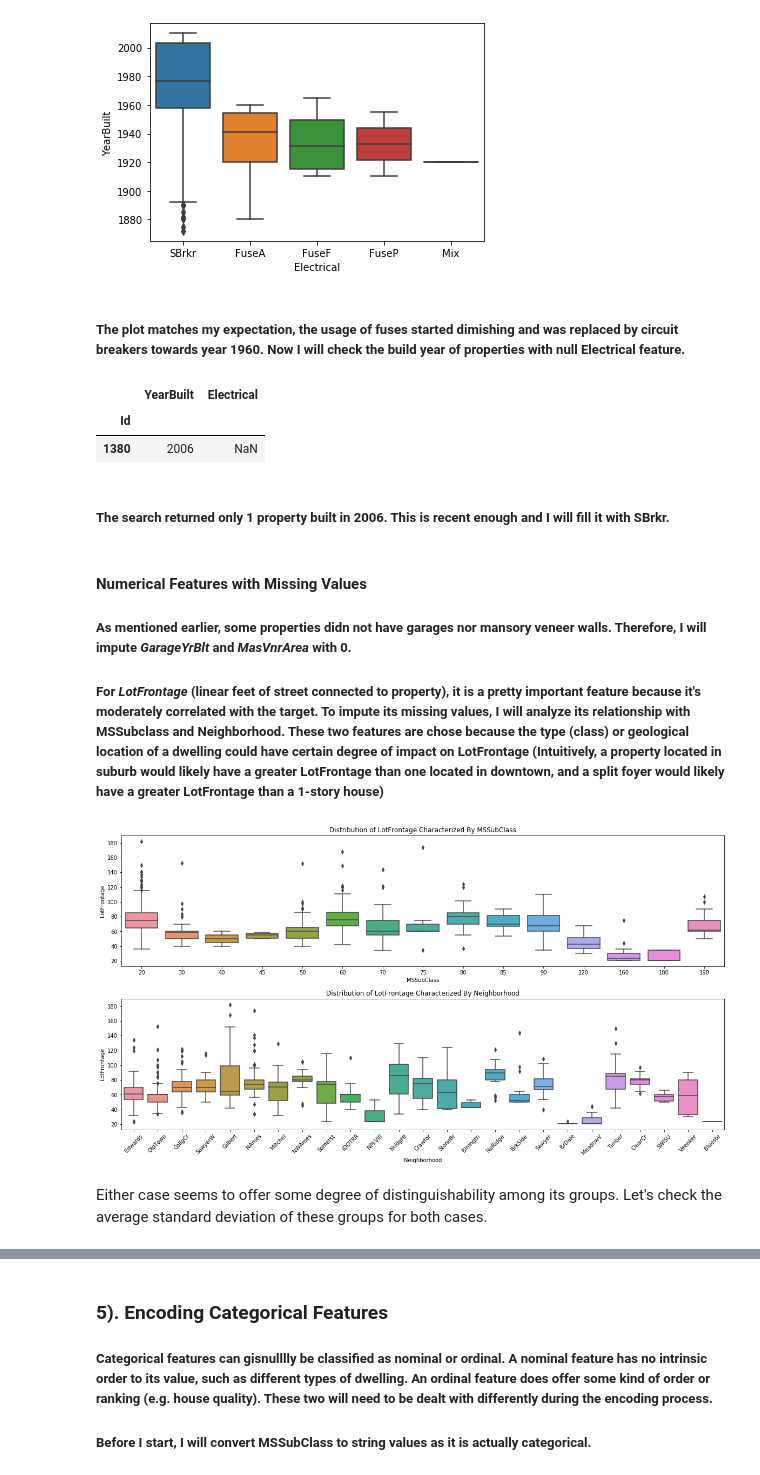
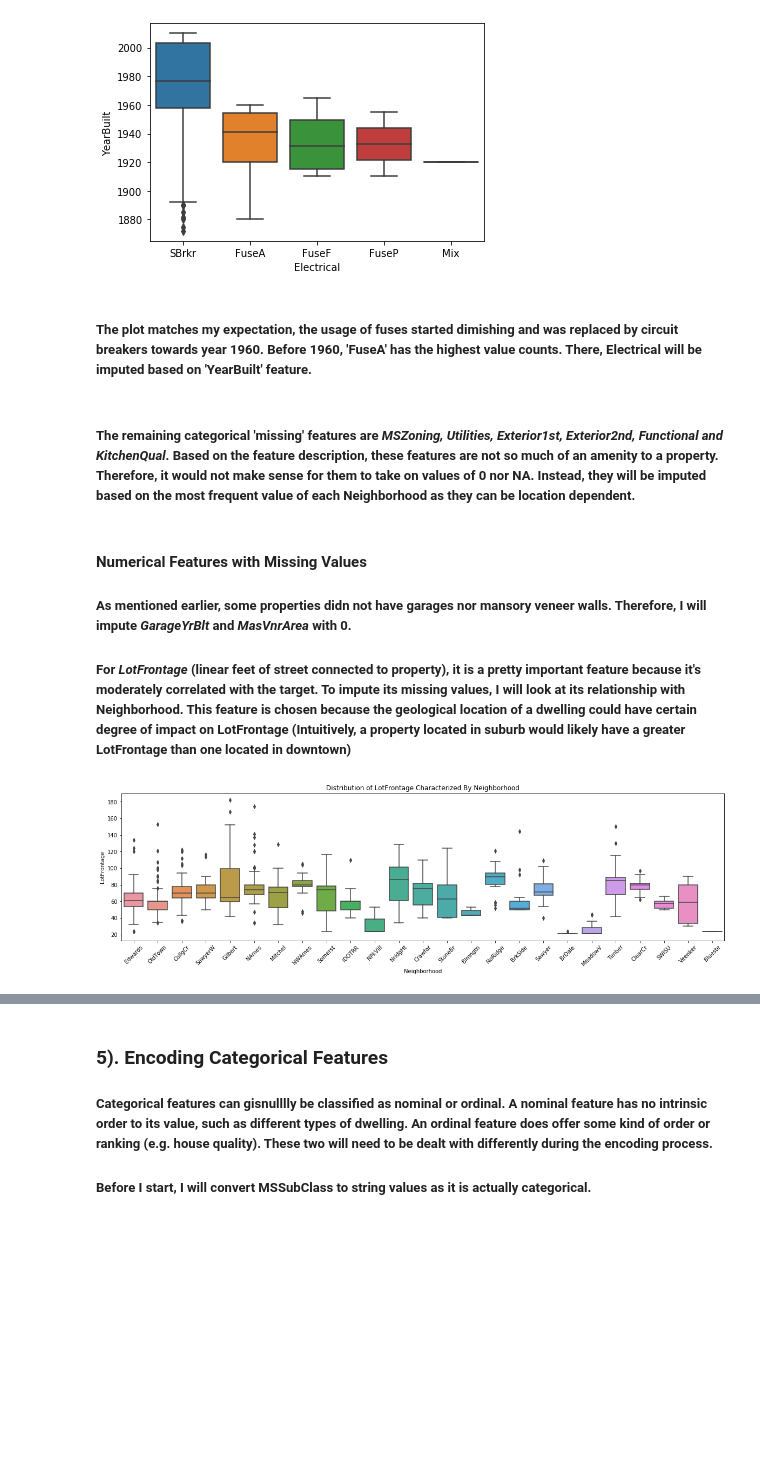
Before and after one commit to MTang0728/Ames_Housing_Price_Competition, a Jupyter notebook: Price_Prediction.ipynb, the cells around one changed output, grey strips where cells are left out. Drawn from its saved outputs; the diff is of its cells as text; code cells hidden in the pictures; blank space fills up the shorter version.

Commit message:
Renamed testing set to validation set. Changed imputation scheme to include both validation set and testing set

```diff
--- a/Price_Prediction.ipynb
+++ b/Price_Prediction.ipynb
@@ -64,7 +64,7 @@ And 41 categorical columns
 # %%
 # split data in training and validation set
 from sklearn.model_selection import train_test_split
-X_train_full, X_test_full, y_train_full, y_test_full = train_test_split(X_full, y_full, train_size = 0.8, random_state = 1)
+X_train_full, X_val_full, y_train_full, y_val_full = train_test_split(X_full, y_full, train_size = 0.8, random_state = 1)
 # %%
 pd.set_option('display.max_columns', 500)
 X_train_full[num_cols].describe()
@@ -422,33 +451,20 @@ plt.show()
 # %% [output]
 [figure]
 # %% [markdown]
-##### The plot matches my expectation, the usage of fuses started dimishing and was replaced by circuit breakers towards year 1960. Now I will check the build year of properties with null Electrical feature.
+##### The plot matches my expectation, the usage of fuses started dimishing and was replaced by circuit breakers towards year 1960. Before 1960, 'FuseA' has the highest value counts. There, Electrical will be imputed based on 'YearBuilt' feature.
-# %%
-X_train_full.loc[X_train_full.Electrical.isnull() == True,  ['YearBuilt', 'Electrical']]
-# %% [output]
-|  | YearBuilt | Electrical |
-| Id |  |  |
-| 1380 | 2006 | NaN |
-# %% [markdown]
-##### The search returned only 1 property built in 2006. This is recent enough and I will fill it with SBrkr.
+# %% [markdown]
+##### The remaining categorical 'missing' features are **_MSZoning, Utilities, Exterior1st, Exterior2nd, Functional and KitchenQual_**. Based on the feature description, these features are not so much of an amenity to a property. Therefore, it would not make sense for them to take on values of 0 nor NA. Instead, they will be imputed based on the most frequent value of each Neighborhood as they can be location dependent.
 # %% [markdown]
 #### **Numerical Features with Missing Values**
 
 ##### As mentioned earlier, some properties didn not have garages nor mansory veneer walls. Therefore, I will impute **_GarageYrBlt_** and **_MasVnrArea_** with 0.
-##### For **_LotFrontage_** (linear feet of street connected to property), it is a pretty important feature because it's moderately correlated with the target. To impute its missing values, I will analyze its relationship with MSSubclass and Neighborhood. These two features are chose because the type (class) or geological location of a dwelling could have certain degree of impact on LotFrontage (Intuitively, a property located in suburb would likely have a greater LotFrontage than one located in downtown, and a split foyer would likely have a greater LotFrontage than a 1-story house)
+##### For **_LotFrontage_** (linear feet of street connected to property), it is a pretty important feature because it's moderately correlated with the target. To impute its missing values, I will look at its relationship with Neighborhood. This feature is chosen because the geological location of a dwelling could have certain degree of impact on LotFrontage (Intuitively, a property located in suburb would likely have a greater LotFrontage than one located in downtown)
 # %%
 # plot the distribution of LotFrontage Characterized by different MSSubClass and Neighborhood
-plt.figure(figsize = (20, 10))
-plt.subplot(211)
-sns.boxplot(X_train_full.MSSubClass, X_train_full.LotFrontage)
-plt.title('Distribution of LotFrontage Characterized By MSSubClass')
-plt.subplot(212)
+plt.figure(figsize = (20, 5))
 sns.boxplot(X_train_full.Neighborhood, X_train_full.LotFrontage)
 plt.xticks(rotation = 45)
 plt.title('Distribution of LotFrontage Characterized By Neighborhood')
-plt.subplots_adjust(hspace = 0.25)
 plt.show()
 # %% [output]
-[figure, old version]
+[figure, new version]
-# %% [markdown]
-Either case seems to offer some degree of distinguishability among its groups. Let's check the average standard deviation of these groups for both cases.
```
Also changed, not shown: parts of 32 cells of this notebook.
